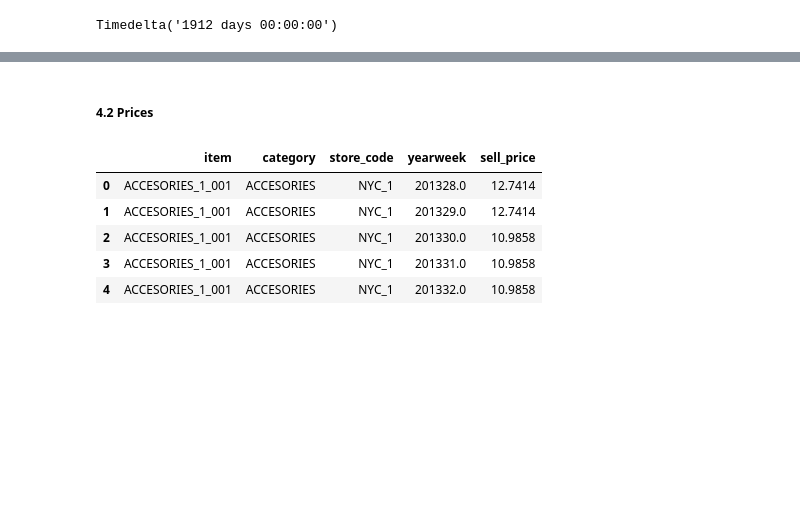
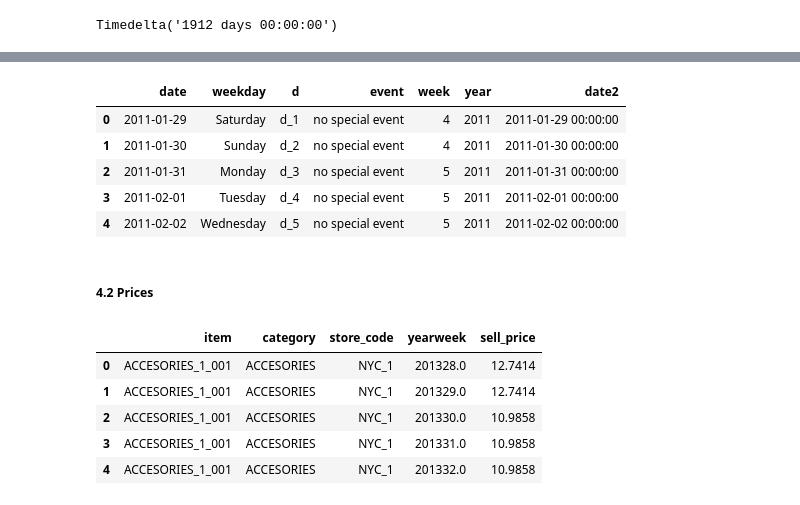
Before and after one commit to dquenti/ds_market_nuclio, a Jupyter notebook: dsmarket_PD.ipynb, the cells around one changed output, grey strips where cells are left out. Saved outputs shown, nothing was run; the diff lists cells and outputs as text; code cells hidden in the pictures; blank space fills up the shorter version.

```diff
--- a/dsmarket_PD.ipynb
+++ b/dsmarket_PD.ipynb
@@ -447,0 +466,6 @@ df_calendar2['date'].str
+# %%
+df_calendar2['date2'] = df_calendar2['date'].astype(object)
+# %%
+df_calendar2['week'] = df_calendar2['week'].astype(str)
+# %%
+df_calendar2['year'] = df_calendar2['year'].astype(str)
@@ -448,3 +504,12 @@ df_calendar2['date'].str
+# %%
+df_calendar2.head()
+# %% [output]
+|  | date | weekday | d | event | week | year | date2 |
+| 0 | 2011-01-29 | Saturday | d_1 | no special event | 4 | 2011 | 2011-01-29 00:00:00 |
+| 1 | 2011-01-30 | Sunday | d_2 | no special event | 4 | 2011 | 2011-01-30 00:00:00 |
+| 2 | 2011-01-31 | Monday | d_3 | no special event | 5 | 2011 | 2011-01-31 00:00:00 |
+| 3 | 2011-02-01 | Tuesday | d_4 | no special event | 5 | 2011 | 2011-02-01 00:00:00 |
+| 4 | 2011-02-02 | Wednesday | d_5 | no special event | 5 | 2011 | 2011-02-02 00:00:00 |
 # %% [markdown]
 ##### 4.2 Prices
 # %%
```
Also changed, not shown: parts of 14 cells of this notebook.
